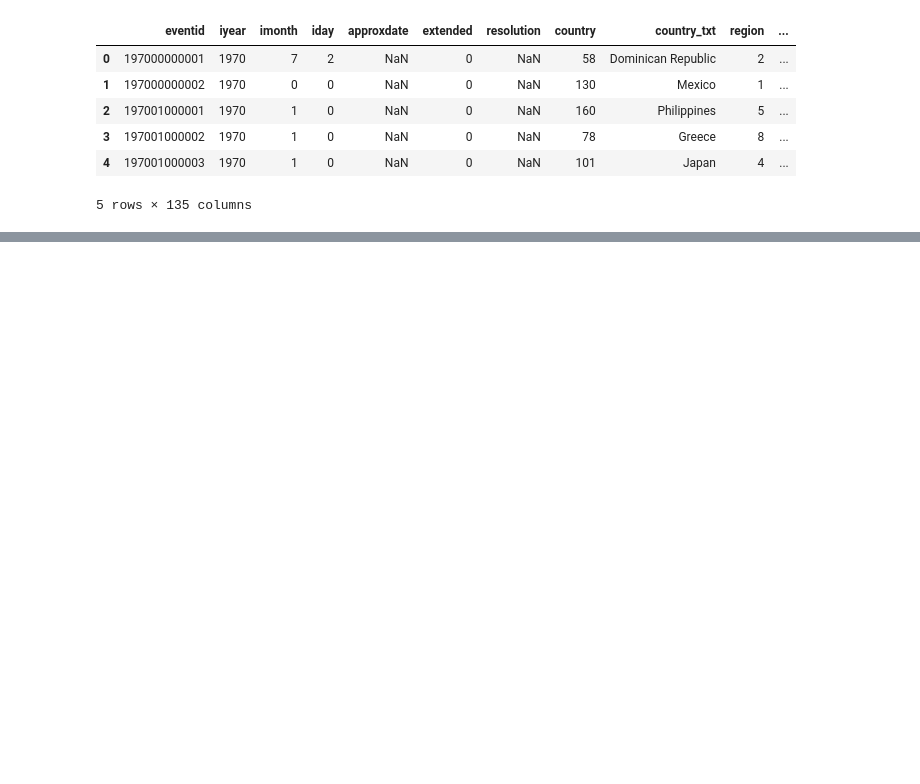
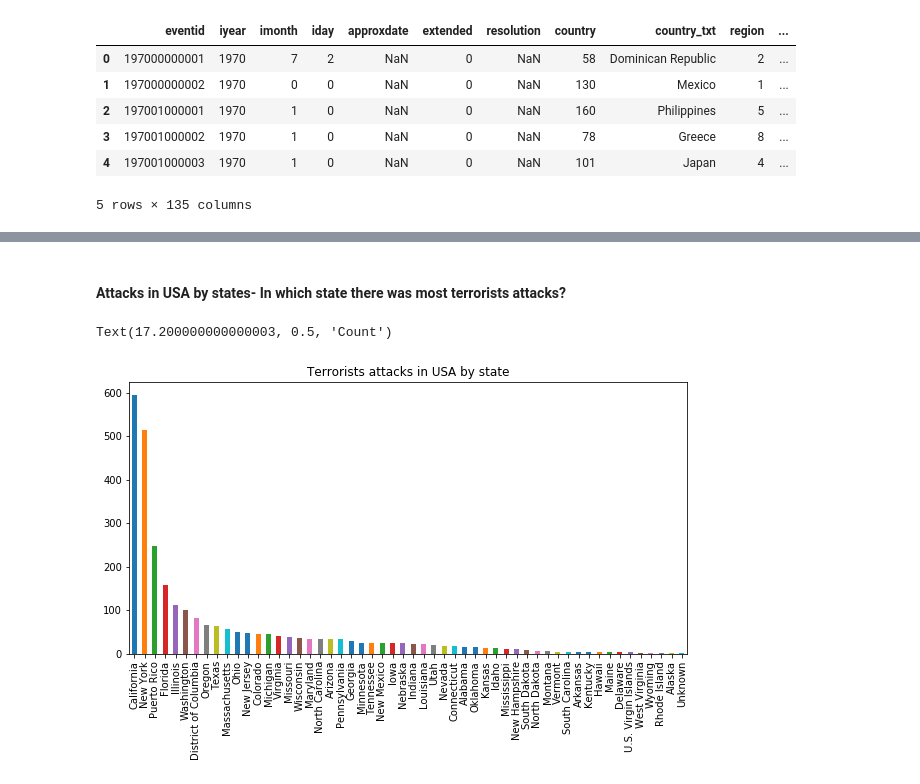
Before and after one commit to Algrabos/GBLTerror, a Jupyter notebook: Main.ipynb, the cells around one changed output, grey strips where cells are left out. Saved outputs shown, nothing was run; the diff lists cells and outputs as text; code cells hidden in the pictures; blank space fills up the shorter version.

```diff
--- a/Main.ipynb
+++ b/Main.ipynb
@@ -29,0 +69,17 @@ data_2002.head()
+# %% [markdown]
+#### Attacks in USA by states- In which state there was most terrorists attacks?
+# %%
+is_USA =  data['country_txt']=='United States'
+data_USA = data[is_USA]
+data_USA.head()
+
+data_USA_provstate = data_USA[['provstate']]
+
+plt.figure(figsize=(10,5))
+
+graph3 = data_USA_provstate['provstate'].value_counts().plot(kind='bar', title= 'Terrorists attacks in USA by state')
+graph.set_xlabel("State")
+graph.set_ylabel("Count")
+# %% [output]
+Text(17.200000000000003, 0.5, 'Count')
+[figure, added]
```
Also changed, not shown: parts of 11 cells of this notebook, 1 other file.
